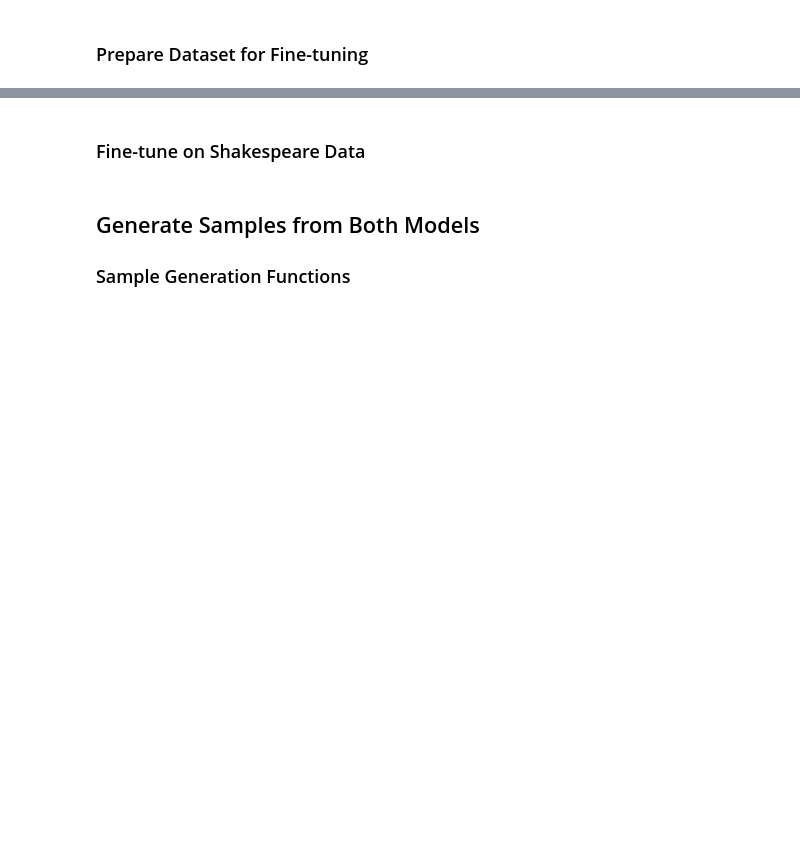
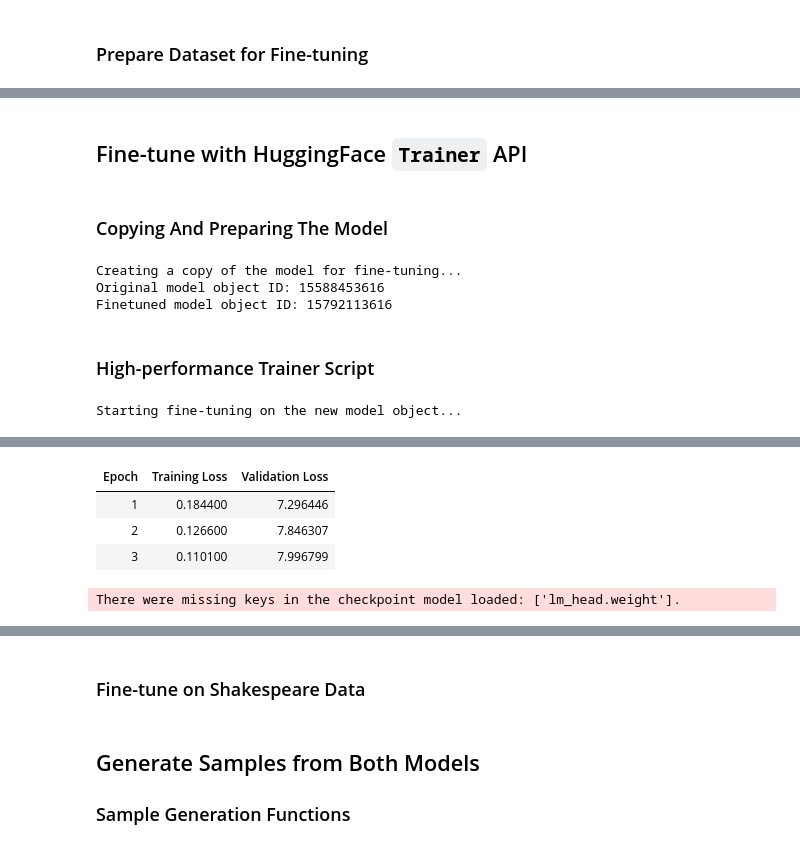
Before and after one commit to hamidmatiny/Advanced_Deep_Learning, a Jupyter notebook: 05_Final_project/advanced_deep_learning_project.ipynb, the cells around one changed output, grey strips where cells are left out. Drawn from its saved outputs; the diff is of its cells as text; code cells hidden in the pictures; blank space fills up the shorter version.

```diff
--- a/05_Final_project/advanced_deep_learning_project.ipynb
+++ b/05_Final_project/advanced_deep_learning_project.ipynb
@@ -486,2 +552,63 @@ print(f"  - Val batches: {len(val_dataloader)}")
-# %%
-device = "cpu"
+# %% [markdown]
+## Fine-tune with HuggingFace `Trainer` API
+# %% [markdown]
+### Copying And Preparing The Model
+# %%
+import torch
+import copy
+from transformers import AutoModelForCausalLM, Trainer, TrainingArguments, DataCollatorForLanguageModeling
+
+# 1. Create a deep copy of the model for fine-tuning
+print("Creating a copy of the model for fine-tuning...")
+# This ensures model_hf_finetuned is a totally different object in memory
+model_hf_finetuned = AutoModelForCausalLM.from_pretrained(model_name).to(device)
+
+print(f"Original model object ID: {id(model_hf_pretrained)}")
+print(f"Finetuned model object ID: {id(model_hf_finetuned)}")
+# %% [output]
+Creating a copy of the model for fine-tuning...
+Original model object ID: 15588453616
+Finetuned model object ID: 15792113616
+# %% [markdown]
+### High-performance Trainer Script
+# %%
+# 2. Setup Collator
+data_collator = DataCollatorForLanguageModeling(tokenizer=tokenizer_hf, mlm=False)
+
+# 3. Detect Hardware-specific Optimizations
+use_fp16 = True if torch.cuda.is_available() else False
+
+# 4. Define Training Arguments
+training_args = TrainingArguments(
+    output_dir="./gpt2-shakespeare-results",
+    num_train_epochs=3,
+    per_device_train_batch_size=8,
+    per_device_eval_batch_size=8,
+    eval_strategy="epoch",
+    save_strategy="epoch",
+    logging_steps=50,
+    learning_rate=5e-5,
+    weight_decay=0.01,
+    warmup_steps=100,
+    fp16=use_fp16,
+    load_best_model_at_end=True,
+    report_to="none"
+)
+
+# 5. Initialize the Trainer with the NEW model object
+trainer = Trainer(
+    model=model_hf_finetuned,        # Training the copy
+    args=training_args,
+    data_collator=data_collator,
+    train_dataset=train_dataset,
+    eval_dataset=val_dataset,
+)
+
+# 6. Start Training
+print("Starting fine-tuning on the new model object...")
+trainer.train()
+
+# 7. Save the Fine-tuned model
+trainer.save_model("./model_hf_shakespeare_final")
+# %% [output]
+Starting fine-tuning on the new model object...
@@ -487,0 +617,5 @@ device = "cpu"
+| Epoch | Training Loss | Validation Loss |
+| 1 | 0.184400 | 7.296446 |
+| 2 | 0.126600 | 7.846307 |
+| 3 | 0.110100 | 7.996799 |
+There were missing keys in the checkpoint model loaded: ['lm_head.weight'].
```
Also changed, not shown: parts of 11 cells of this notebook, 32 other files.
